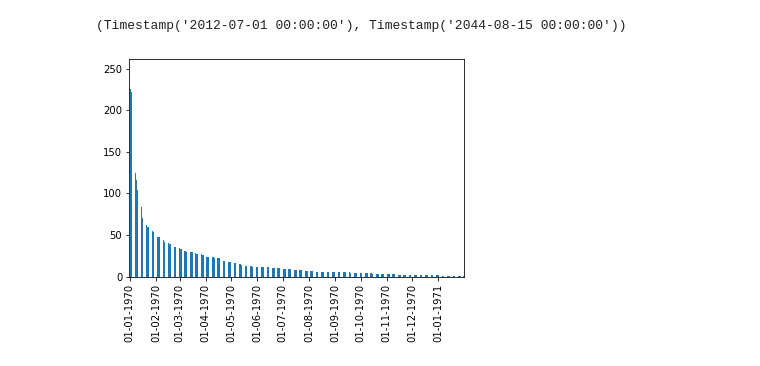
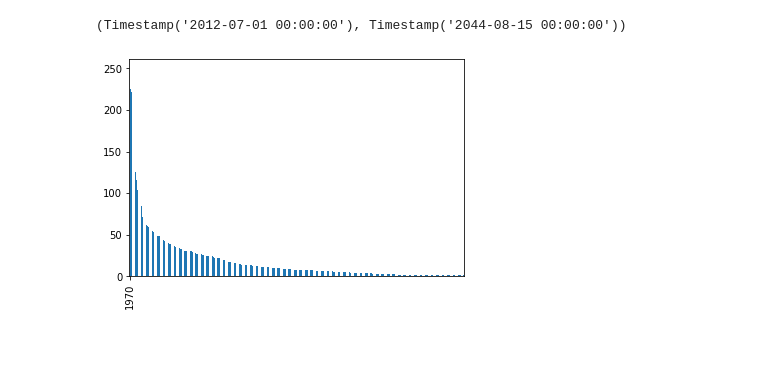
Before and after one commit to albertopuentes/small-side-projects, a Jupyter notebook: TX_trades.ipynb, the cells around one changed output. Saved outputs shown, nothing was run; the diff lists cells and outputs as text; code cells hidden in the pictures.

```diff
--- a/TX_trades.ipynb
+++ b/TX_trades.ipynb
@@ -201,11 +202,11 @@ zero = trades[trades.YTM == 0]['Mat Dt'].value_counts()
 # %%
 # plot YTM=0 incidents
 import matplotlib.dates as mdates
 ax = zero.plot(kind='bar')
-ax.xaxis.set_major_locator(mdates.MonthLocator(interval=1))
-ax.xaxis.set_major_formatter(mdates.DateFormatter('%d-%m-%Y'))
+ax.xaxis.set_major_locator(mdates.YearLocator(5))
+ax.xaxis.set_major_formatter(mdates.DateFormatter('%Y'))
 # %% [output]
-[figure, old version]
+[figure, new version]
 # %%
 # Draw Stripplot
 figsize=(16,10)
```
Also changed, not shown: parts of 1 cell of this notebook.
